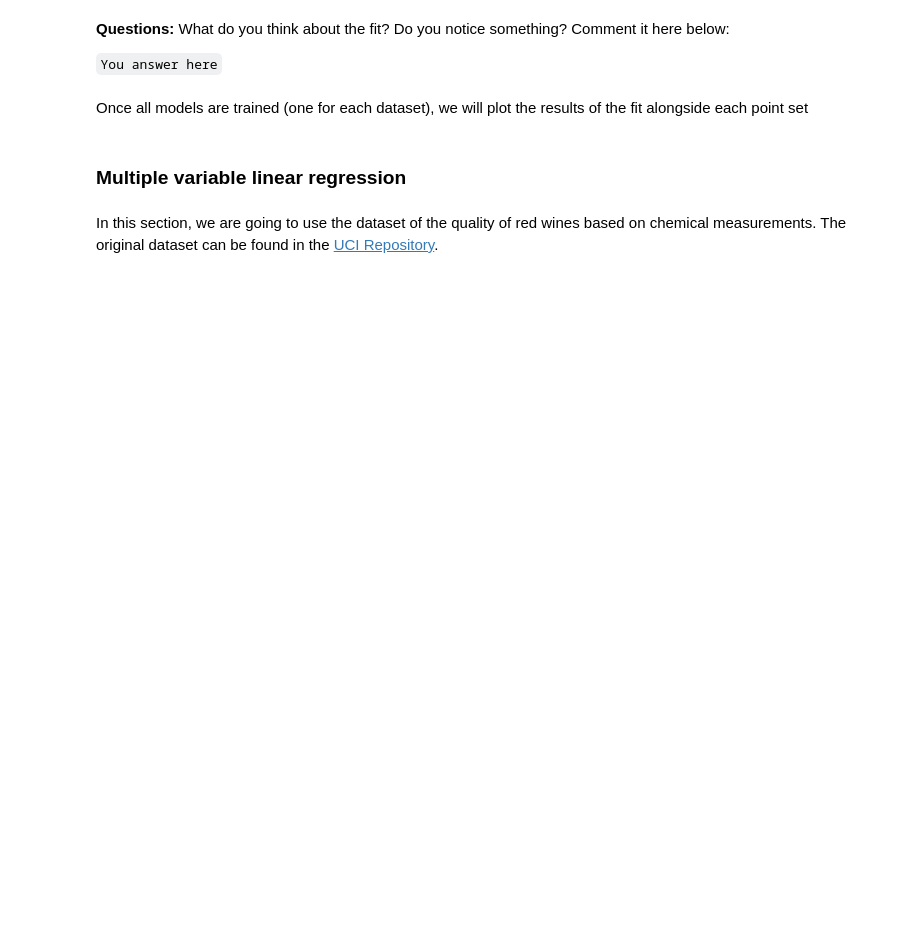
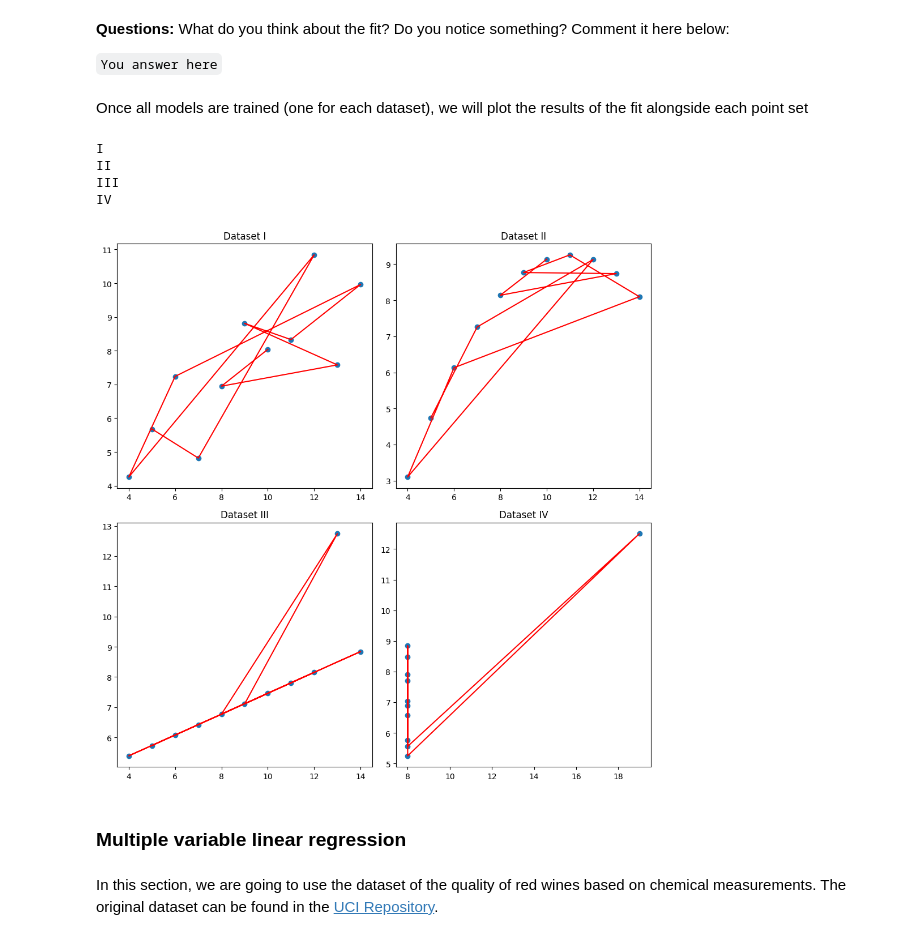
Before and after one commit to ICAI-IMAT-ML/p2-3-gonzalo334, a Jupyter notebook: notebook/Lab_2_3_LinearRegression.ipynb, the cells around one changed output. Saved outputs shown, nothing was run; the diff lists cells and outputs as text; code cells hidden in the pictures; blank space fills up the shorter version.

```diff
--- a/notebook/Lab_2_3_LinearRegression.ipynb
+++ b/notebook/Lab_2_3_LinearRegression.ipynb
@@ -85,20 +135,25 @@ Once all models are trained (one for each dataset), we will plot the results of
 # %%
 # Visualizing the datasets with their regression lines
 fig, axs = plt.subplots(2, 2, figsize=(10, 10))
 axs = axs.flatten()
 
 for i, dataset in enumerate(datasets):
-
-    # TODO: Select the dataset for each case
-    data = None
+    print(dataset)
+    filter = anscombe["dataset"] == dataset
+    data = anscombe.loc[filter]
     axs[i].scatter(data['x'], data['y'])
-
     # TODO: Plot the data and the fit (fill the "None" value)
-    axs[i].plot(data['x'], None, color='red')  # Regression line
+    axs[i].plot(data['x'], data["y"], color='red')  # Regression line
     axs[i].set_title(f"Dataset {dataset}")
 
 plt.tight_layout()
 plt.show()
+# %% [output]
+I
+II
+III
+IV
+[figure, added]
 # %% [markdown]
 ### Multiple variable linear regression
 # %% [markdown]
```
Also changed, not shown: parts of 8 cells of this notebook, 2 other files.
